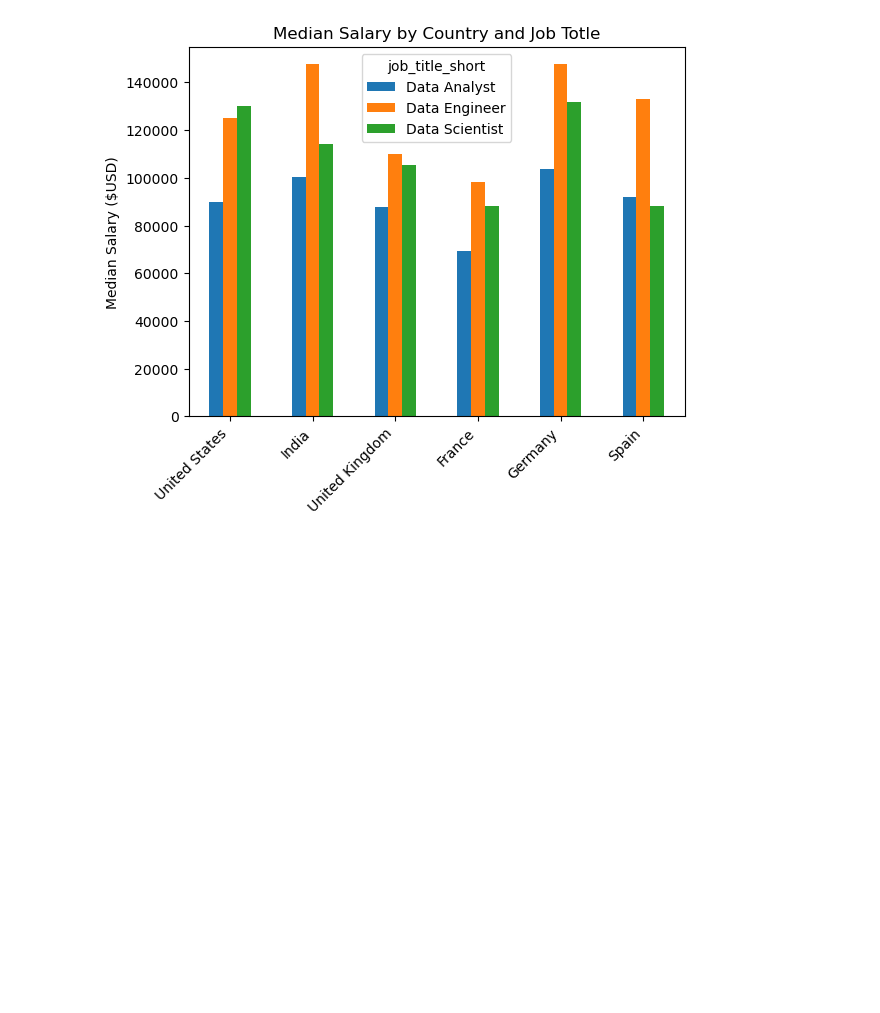
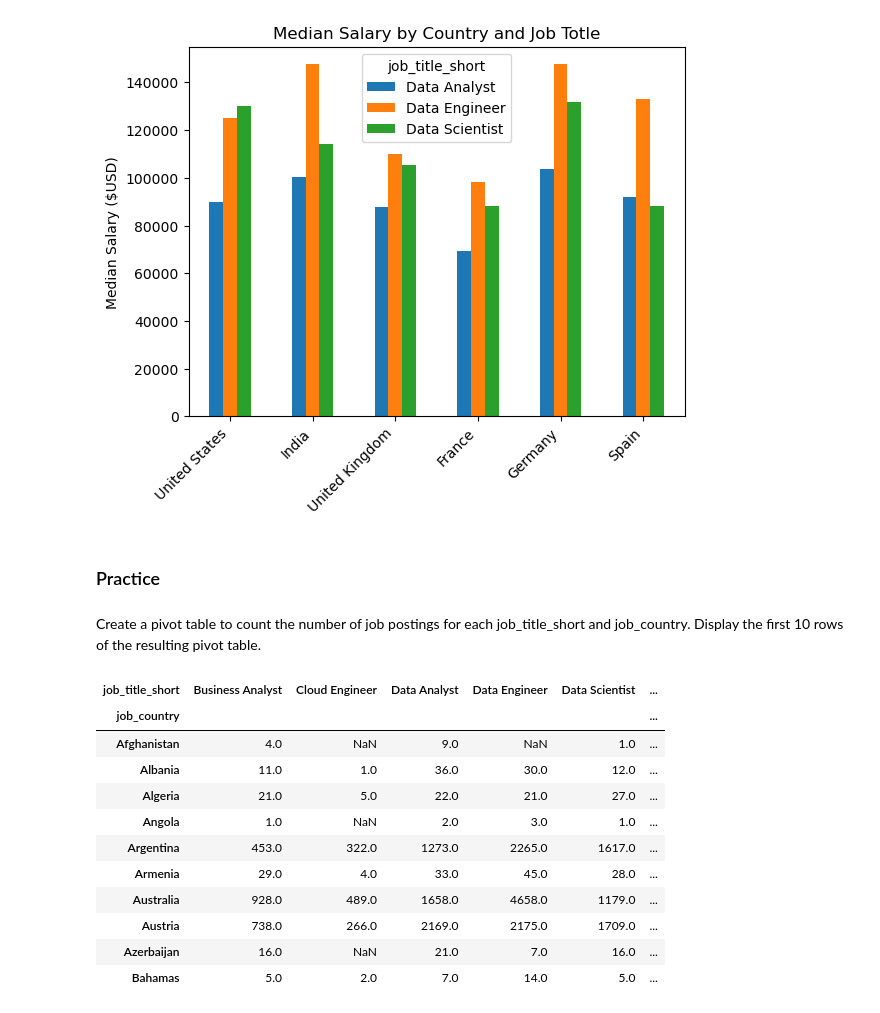
Before and after one commit to Dannie-h/Python-for-Data-Analysis, a Jupyter notebook: 23_Advanced/4_Pandas_pivot_tables.ipynb, the cells around one changed output. Cells and saved outputs as stored; diff of their text form; code cells hidden in the pictures; blank space fills up the shorter version.

```diff
--- a/23_Advanced/4_Pandas_pivot_tables.ipynb
+++ b/23_Advanced/4_Pandas_pivot_tables.ipynb
@@ -169,3 +169,22 @@ plt.xticks(rotation=45, ha='right')
   Text(4, 0, 'Germany'),
   Text(5, 0, 'Spain')])
 [figure]
+# %% [markdown]
+### Practice
+# %% [markdown]
+Create a pivot table to count the number of job postings for each job_title_short and job_country. Display the first 10 rows of the resulting pivot table.
+# %%
+df.pivot_table(index='job_country', columns='job_title_short', aggfunc='size').head(10)
+# %% [output]
+| job_title_short | Business Analyst | Cloud Engineer | Data Analyst | Data Engineer | Data Scientist | ... |
+| job_country |  |  |  |  |  | ... |
+| Afghanistan | 4.0 | NaN | 9.0 | NaN | 1.0 | ... |
+| Albania | 11.0 | 1.0 | 36.0 | 30.0 | 12.0 | ... |
+| Algeria | 21.0 | 5.0 | 22.0 | 21.0 | 27.0 | ... |
+| Angola | 1.0 | NaN | 2.0 | 3.0 | 1.0 | ... |
+| Argentina | 453.0 | 322.0 | 1273.0 | 2265.0 | 1617.0 | ... |
+| Armenia | 29.0 | 4.0 | 33.0 | 45.0 | 28.0 | ... |
+| Australia | 928.0 | 489.0 | 1658.0 | 4658.0 | 1179.0 | ... |
+| Austria | 738.0 | 266.0 | 2169.0 | 2175.0 | 1709.0 | ... |
+| Azerbaijan | 16.0 | NaN | 21.0 | 7.0 | 16.0 | ... |
+| Bahamas | 5.0 | 2.0 | 7.0 | 14.0 | 5.0 | ... |
```
Also changed, not shown: parts of 7 cells of this notebook.
